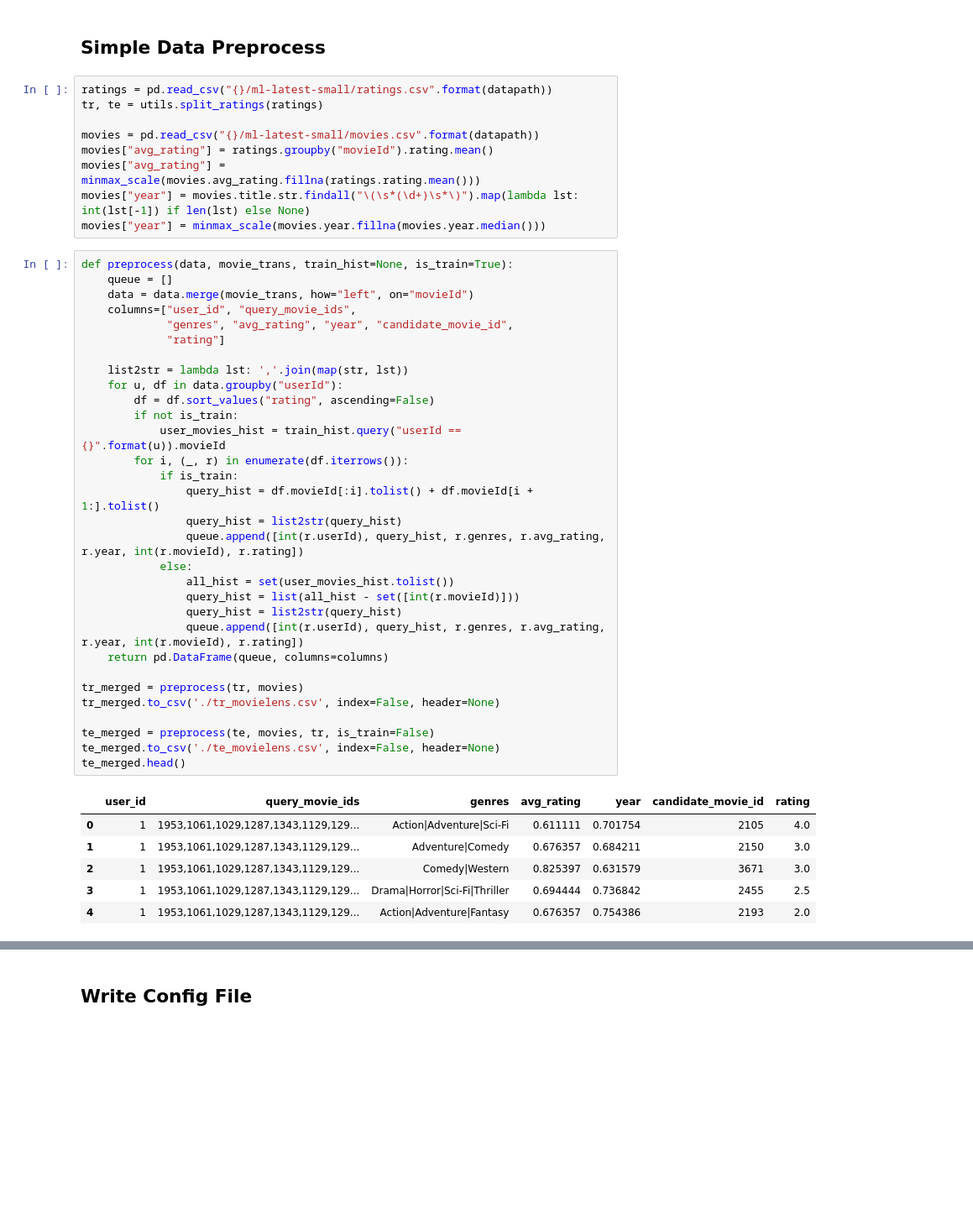
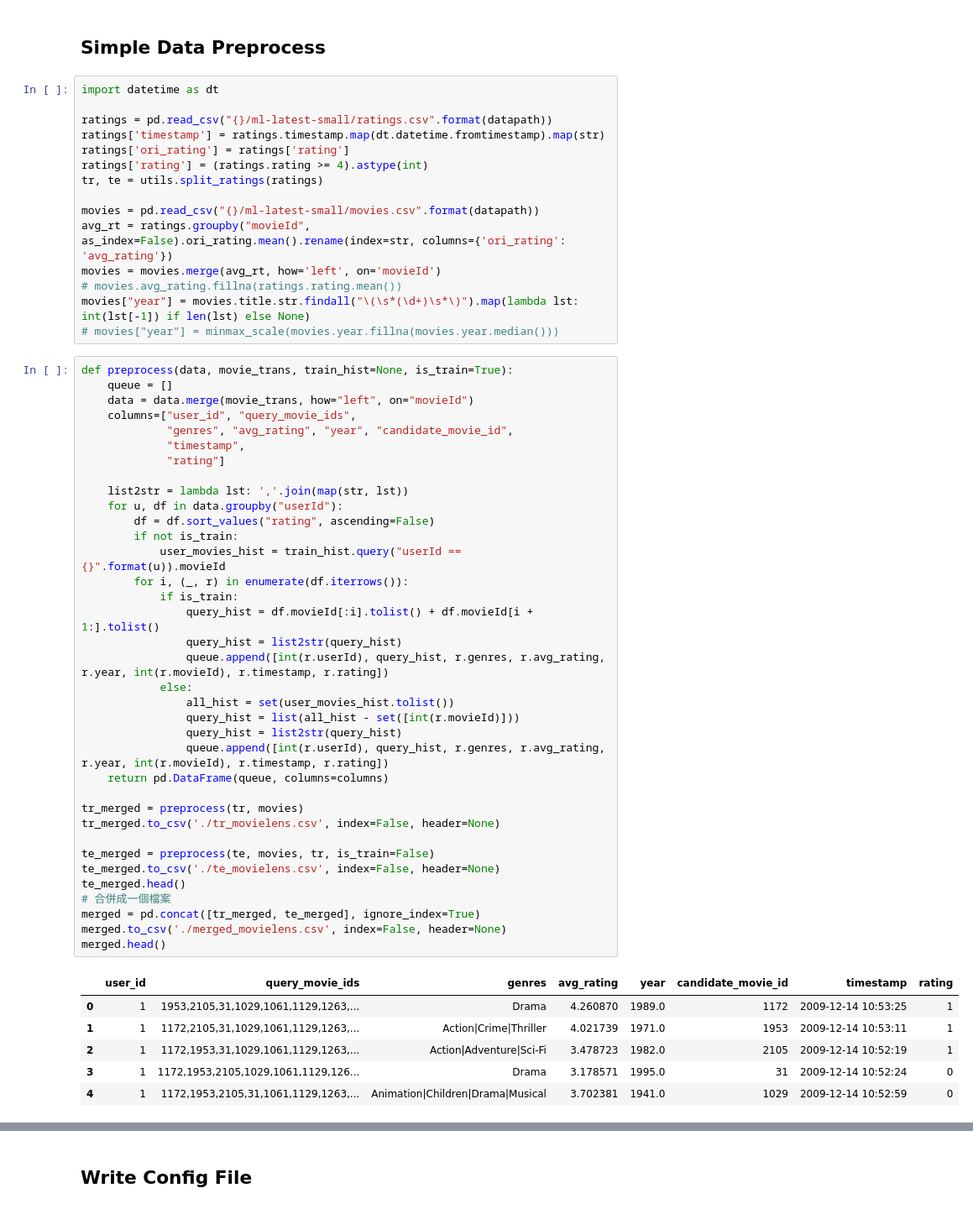
Before and after one commit to GaryChenCloudMile/recomm_prod, a Jupyter notebook: reco_mf_dnn/preproc.ipynb, the cells around one changed output, grey strips where cells are left out. Shown: that part at 84% size. Cells and saved outputs as stored; diff of their text form; blank space fills up the shorter version.

```diff
--- a/reco_mf_dnn/preproc.ipynb
+++ b/reco_mf_dnn/preproc.ipynb
@@ -96,49 +47,60 @@ mapper.enc
 # %% [markdown]
 ## Simple Data Preprocess
 # %%
+import datetime as dt
+
 ratings = pd.read_csv("{}/ml-latest-small/ratings.csv".format(datapath))
+ratings['timestamp'] = ratings.timestamp.map(dt.datetime.fromtimestamp).map(str)
+ratings['ori_rating'] = ratings['rating']
+ratings['rating'] = (ratings.rating >= 4).astype(int)
 tr, te = utils.split_ratings(ratings)
 
 movies = pd.read_csv("{}/ml-latest-small/movies.csv".format(datapath))
-movies["avg_rating"] = ratings.groupby("movieId").rating.mean()
-movies["avg_rating"] = minmax_scale(movies.avg_rating.fillna(ratings.rating.mean()))
+avg_rt = ratings.groupby("movieId", as_index=False).ori_rating.mean().rename(index=str, columns={'ori_rating': 'avg_rating'})
+movies = movies.merge(avg_rt, how='left', on='movieId')
+# movies.avg_rating.fillna(ratings.rating.mean())
 movies["year"] = movies.title.str.findall("\(\s*(\d+)\s*\)").map(lambda lst: int(lst[-1]) if len(lst) else None)
-movies["year"] = minmax_scale(movies.year.fillna(movies.year.median()))
+# movies["year"] = minmax_scale(movies.year.fillna(movies.year.median()))
 # %%
 def preprocess(data, movie_trans, train_hist=None, is_train=True):
     queue = []
     data = data.merge(movie_trans, how="left", on="movieId")
     columns=["user_id", "query_movie_ids",
              "genres", "avg_rating", "year", "candidate_movie_id",
+             "timestamp",
              "rating"]
 
     list2str = lambda lst: ','.join(map(str, lst))
     for u, df in data.groupby("userId"):
         df = df.sort_values("rating", ascending=False)
         if not is_train:
             user_movies_hist = train_hist.query("userId == {}".format(u)).movieId
         for i, (_, r) in enumerate(df.iterrows()):
             if is_train:
                 query_hist = df.movieId[:i].tolist() + df.movieId[i + 1:].tolist()
                 query_hist = list2str(query_hist)
-                queue.append([int(r.userId), query_hist, r.genres, r.avg_rating, r.year, int(r.movieId), r.rating])
+                queue.append([int(r.userId), query_hist, r.genres, r.avg_rating, r.year, int(r.movieId), r.timestamp, r.rating])
             else:
                 all_hist = set(user_movies_hist.tolist())
                 query_hist = list(all_hist - set([int(r.movieId)]))
                 query_hist = list2str(query_hist)
-                queue.append([int(r.userId), query_hist, r.genres, r.avg_rating, r.year, int(r.movieId), r.rating])
+                queue.append([int(r.userId), query_hist, r.genres, r.avg_rating, r.year, int(r.movieId), r.timestamp, r.rating])
     return pd.DataFrame(queue, columns=columns)
 
 tr_merged = preprocess(tr, movies)
 tr_merged.to_csv('./tr_movielens.csv', index=False, header=None)
 
 te_merged = preprocess(te, movies, tr, is_train=False)
 te_merged.to_csv('./te_movielens.csv', index=False, header=None)
 te_merged.head()
+# 合併成一個檔案
+merged = pd.concat([tr_merged, te_merged], ignore_index=True)
+merged.to_csv('./merged_movielens.csv', index=False, header=None)
+merged.head()
 # %% [output]
-|  | user_id | query_movie_ids | genres | avg_rating | year | candidate_movie_id | rating |
-| 0 | 1 | 1953,1061,1029,1287,1343,1129,129... | Action|Adventure|Sci-Fi | 0.611111 | 0.701754 | 2105 | 4.0 |
-| 1 | 1 | 1953,1061,1029,1287,1343,1129,129... | Adventure|Comedy | 0.676357 | 0.684211 | 2150 | 3.0 |
-| 2 | 1 | 1953,1061,1029,1287,1343,1129,129... | Comedy|Western | 0.825397 | 0.631579 | 3671 | 3.0 |
-| 3 | 1 | 1953,1061,1029,1287,1343,1129,129... | Drama|Horror|Sci-Fi|Thriller | 0.694444 | 0.736842 | 2455 | 2.5 |
-| 4 | 1 | 1953,1061,1029,1287,1343,1129,129... | Action|Adventure|Fantasy | 0.676357 | 0.754386 | 2193 | 2.0 |
+|  | user_id | query_movie_ids | genres | avg_rating | year | candidate_movie_id | timestamp | rating |
+| 0 | 1 | 1953,2105,31,1029,1061,1129,1263,... | Drama | 4.260870 | 1989.0 | 1172 | 2009-12-14 10:53:25 | 1 |
+| 1 | 1 | 1172,2105,31,1029,1061,1129,1263,... | Action|Crime|Thriller | 4.021739 | 1971.0 | 1953 | 2009-12-14 10:53:11 | 1 |
+| 2 | 1 | 1172,1953,31,1029,1061,1129,1263,... | Action|Adventure|Sci-Fi | 3.478723 | 1982.0 | 2105 | 2009-12-14 10:52:19 | 1 |
+| 3 | 1 | 1172,1953,2105,1029,1061,1129,126... | Drama | 3.178571 | 1995.0 | 31 | 2009-12-14 10:52:24 | 0 |
+| 4 | 1 | 1172,1953,2105,31,1061,1129,1263,... | Animation|Children|Drama|Musical | 3.702381 | 1941.0 | 1029 | 2009-12-14 10:52:59 | 0 |
```
Also changed, not shown: parts of 15 cells of this notebook, 2 other files.
